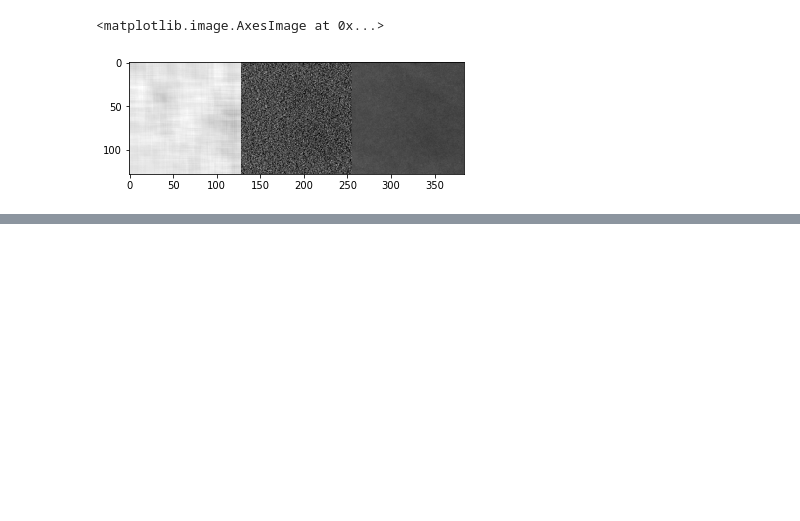
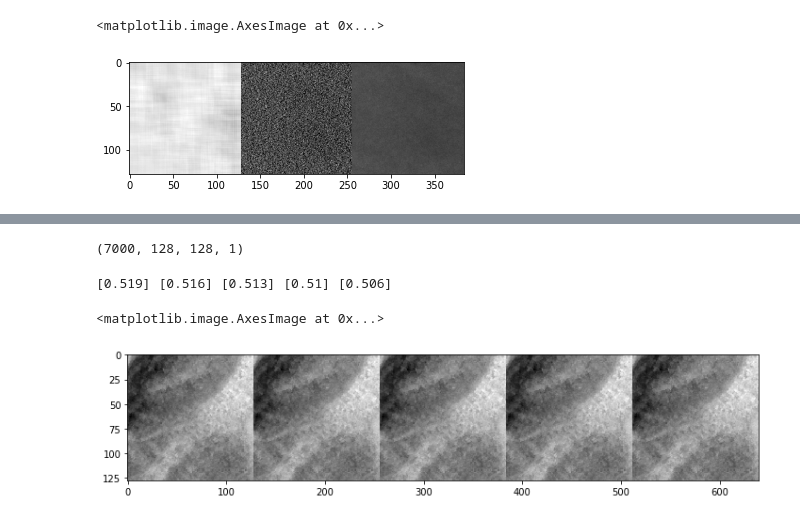
Before and after one commit to PranjalSahu/tf-adain, a Jupyter notebook: train.ipynb, the cells around one changed output, grey strips where cells are left out. Cells and saved outputs as stored; diff of their text form; code cells hidden in the pictures; blank space fills up the shorter version.

```diff
--- a/train.ipynb
+++ b/train.ipynb
@@ -658,0 +1520,12 @@ print(np.mean(all_outputs[index]), np.mean(content_batch[index]), np.mean(style_
+# %%
+model = unet_two()
+#model.load_weights('all-data-0-to-7-0.0005-5.h5')
+checkpoints = ModelCheckpoint('all-data-random2-0-to-7-0.0005-5-two-more-filters.h5',
+                                              monitor='val_loss', verbose=0, save_best_only=True,
+                                              save_weights_only=False, mode='auto', period=1)
+
+model.fit([x_array, z_array], y_array,
+          validation_data=([x_val_array, z_val_array], y_val_array),
+          batch_size=8,
+          epochs=10000,
+          callbacks=[checkpoints])
@@ -658,0 +1551,20 @@ print(np.mean(all_outputs[index]), np.mean(content_batch[index]), np.mean(style_
+# %%
+result = model.predict([x_val_array, z_val_array], batch_size=8)
+print(result.shape)
+# %% [output]
+(7000, 128, 128, 1)
+# %%
+index = random.randint(100, len(x_array)-100)
+
+print(z_array[index], z_array[index-1], z_array[index-2], z_array[index-3], z_array[index-4])
+plt.figure(figsize=(12,4))
+
+plt.imshow(np.concatenate([y_array[index, :, :, 0].astype('float32'),
+                           y_array[index-1, :, :, 0].astype('float32'),
+                          y_array[index-2, :, :, 0].astype('float32'),
+                          y_array[index-3, :, :, 0].astype('float32'),
+                          y_array[index-4, :, :, 0].astype('float32')], axis=-1), cmap='gray')
+# %% [output]
+[0.519] [0.516] [0.513] [0.51] [0.506]
+<matplotlib.image.AxesImage at 0x...>
+[figure, added]
```
Also changed, not shown: parts of 14 cells of this notebook.
